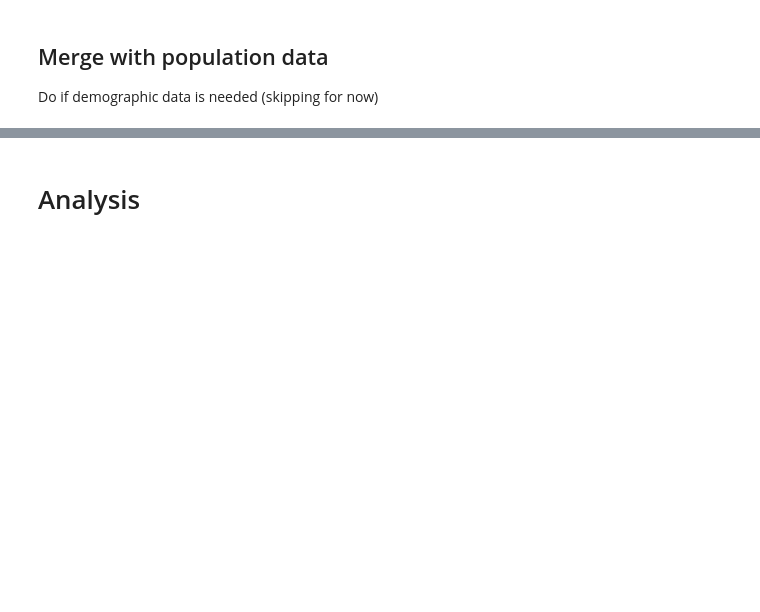
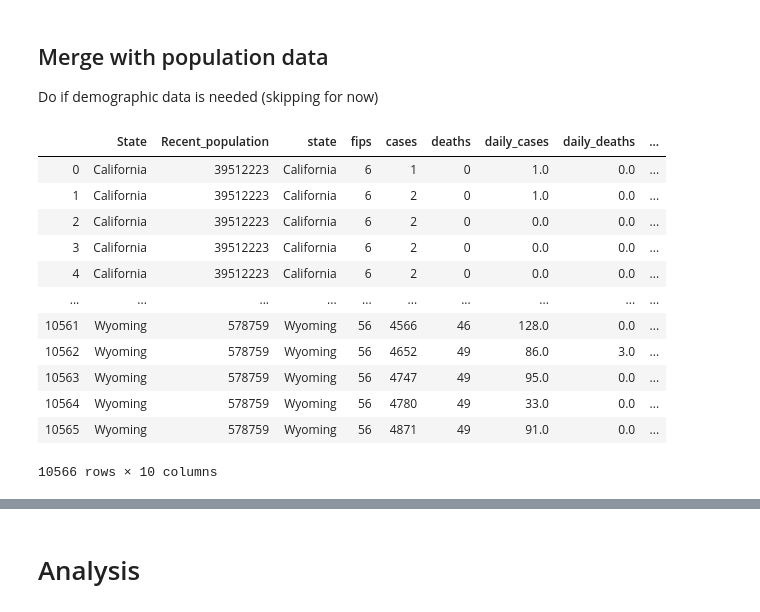
Before and after one commit to kmair/covid-usa, a Jupyter notebook: EDA.ipynb, the cells around one changed output, grey strips where cells are left out. Drawn from its saved outputs; the diff is of its cells as text; code cells hidden in the pictures; blank space fills up the shorter version.

```diff
--- a/EDA.ipynb
+++ b/EDA.ipynb
@@ -150,6 +167,22 @@ df['daily_deaths'].fillna(df['deaths'], inplace=True)
 Do if demographic data is needed (skipping for now)
 # %%
 data = pd.merge(pop_df, df, left_on='State', right_on='state')
+# %%
+data
+# %% [output]
+|  | State | Recent_population | state | fips | cases | deaths | daily_cases | daily_deaths | ... |
+| 0 | California | 39512223 | California | 6 | 1 | 0 | 1.0 | 0.0 | ... |
+| 1 | California | 39512223 | California | 6 | 2 | 0 | 1.0 | 0.0 | ... |
+| 2 | California | 39512223 | California | 6 | 2 | 0 | 0.0 | 0.0 | ... |
+| 3 | California | 39512223 | California | 6 | 2 | 0 | 0.0 | 0.0 | ... |
+| 4 | California | 39512223 | California | 6 | 2 | 0 | 0.0 | 0.0 | ... |
+| ... | ... | ... | ... | ... | ... | ... | ... | ... | ... |
+| 10561 | Wyoming | 578759 | Wyoming | 56 | 4566 | 46 | 128.0 | 0.0 | ... |
+| 10562 | Wyoming | 578759 | Wyoming | 56 | 4652 | 49 | 86.0 | 3.0 | ... |
+| 10563 | Wyoming | 578759 | Wyoming | 56 | 4747 | 49 | 95.0 | 0.0 | ... |
+| 10564 | Wyoming | 578759 | Wyoming | 56 | 4780 | 49 | 33.0 | 0.0 | ... |
+| 10565 | Wyoming | 578759 | Wyoming | 56 | 4871 | 49 | 91.0 | 0.0 | ... |
+10566 rows × 10 columns
 # %%
 data['cases_per_capita'] = data.cases / data.Recent_population
 data['deaths_per_capita'] = data.deaths / data.Recent_population
```
Also changed, not shown: parts of 18 cells of this notebook.
